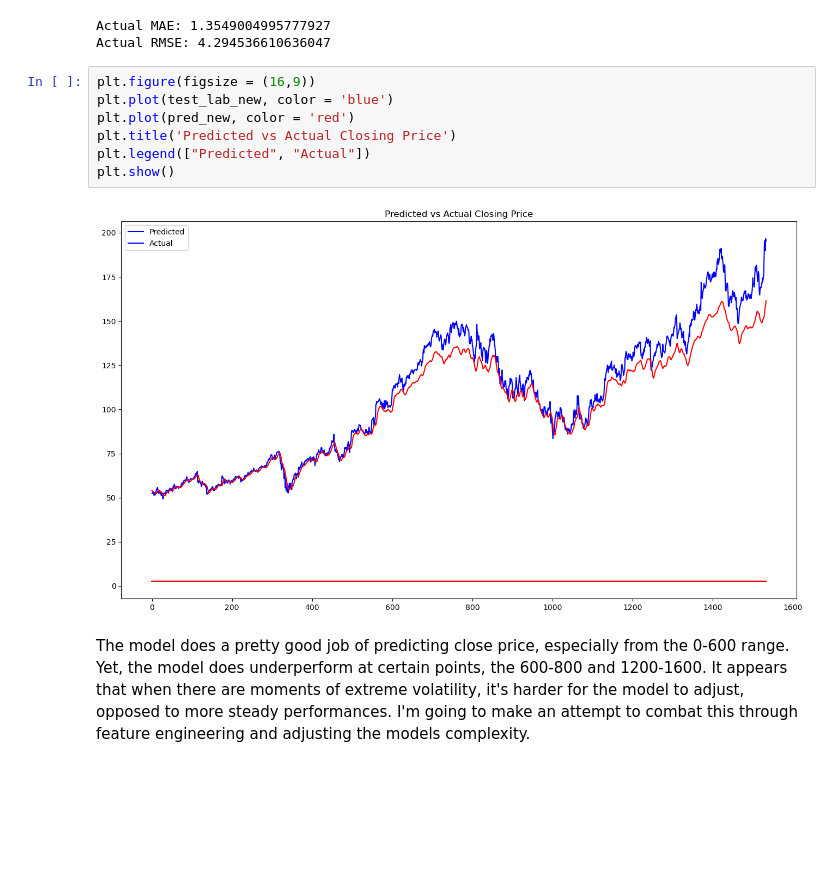
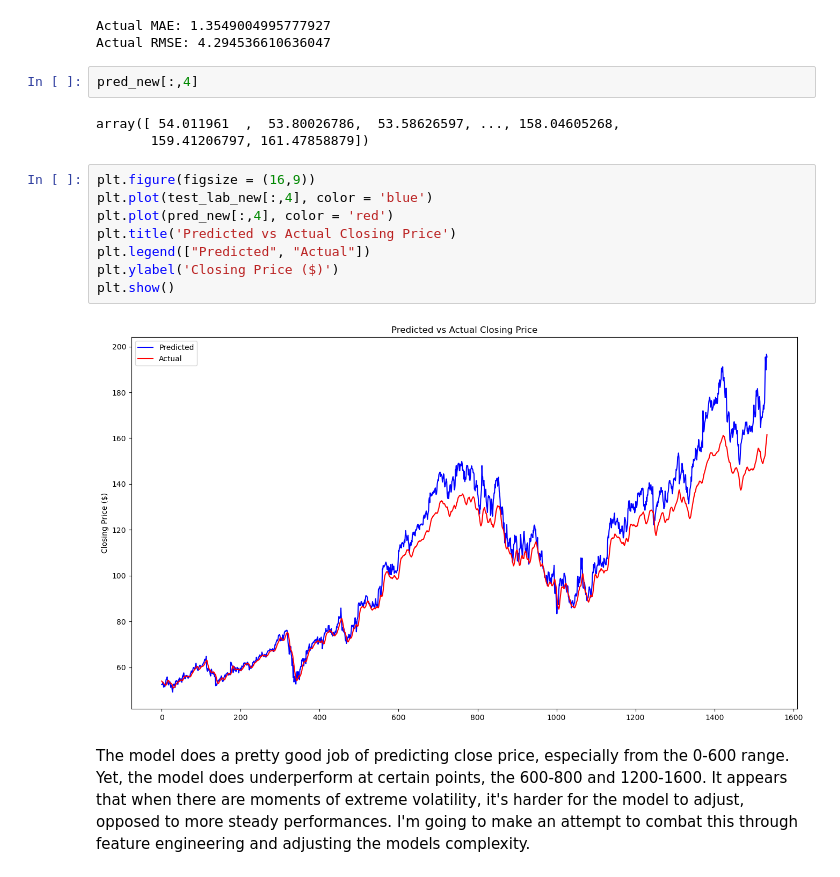
Before and after one commit to jisoawe/ltsm_google_stock, a Jupyter notebook: Google_Stock_LSTM.ipynb, the cells around one changed output. Saved outputs shown, nothing was run; the diff lists cells and outputs as text; blank space fills up the shorter version.

Commit message:
labels on graph

```diff
--- a/Google_Stock_LSTM.ipynb
+++ b/Google_Stock_LSTM.ipynb
@@ -254,15 +254,21 @@ print('Actual RMSE:', np.sqrt(mean_squared_error(test_lab_new, pred_new)))
 # %% [output]
 Actual MAE: 1.3549004995777927
 Actual RMSE: 4.294536610636047
+# %%
+pred_new[:,4]
+# %% [output]
+array([ 54.011961  ,  53.80026786,  53.58626597, ..., 158.04605268,
+       159.41206797, 161.47858879])
 # %%
 plt.figure(figsize = (16,9))
-plt.plot(test_lab_new, color = 'blue')
-plt.plot(pred_new, color = 'red')
+plt.plot(test_lab_new[:,4], color = 'blue')
+plt.plot(pred_new[:,4], color = 'red')
 plt.title('Predicted vs Actual Closing Price')
 plt.legend(["Predicted", "Actual"])
+plt.ylabel('Closing Price ($)')
 plt.show()
 # %% [output]
-[figure, old version]
+[figure, new version]
 # %% [markdown]
 The model does a pretty good job of predicting close price, especially from the 0-600 range. Yet, the model does underperform at certain points, the 600-800 and 1200-1600. It appears that when there are moments of extreme volatility, it's harder for the model to adjust, opposed to more steady performances. I'm going to make an attempt to combat this through feature engineering and adjusting the models complexity.
 # %%
```
